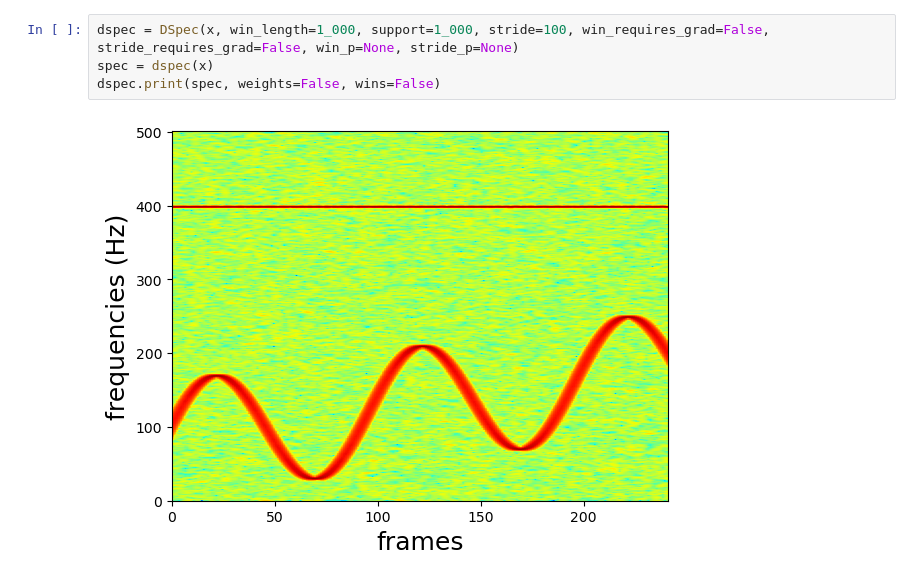
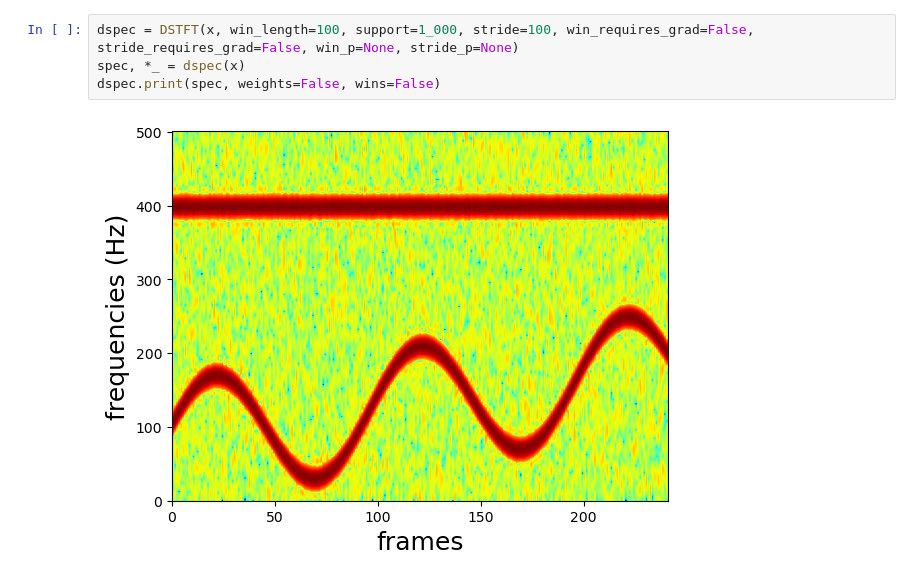
Before and after one commit to maxime-leiber/dstft, a Jupyter notebook: notebooks/test.ipynb, the cells around one changed output. Drawn from its saved outputs; the diff is of its cells as text.

Commit message:
update dstft

```diff
--- a/notebooks/test.ipynb
+++ b/notebooks/test.ipynb
@@ -50,6 +42,6 @@ dstft.print(spec, weights=False, wins=False)
 # %%
-dspec = DSpec(x, win_length=1_000, support=1_000, stride=100, win_requires_grad=False, stride_requires_grad=False, win_p=None, stride_p=None)
-spec = dspec(x)
+dspec = DSTFT(x, win_length=100, support=1_000, stride=100, win_requires_grad=False, stride_requires_grad=False, win_p=None, stride_p=None)
+spec, *_ = dspec(x)
 dspec.print(spec, weights=False, wins=False)
 # %% [output]
-[figure, old version]
+[figure, new version]
```
Also changed, not shown: parts of 7 cells of this notebook, 3 other files.
